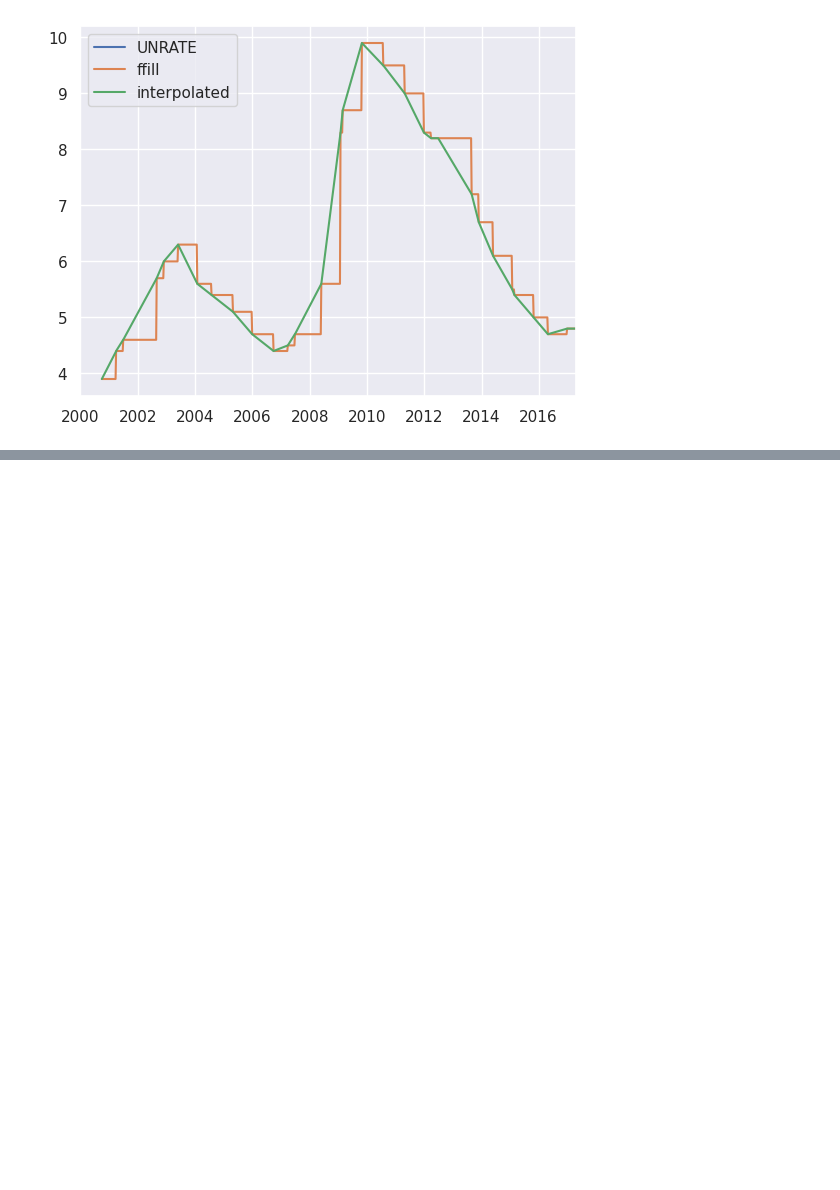
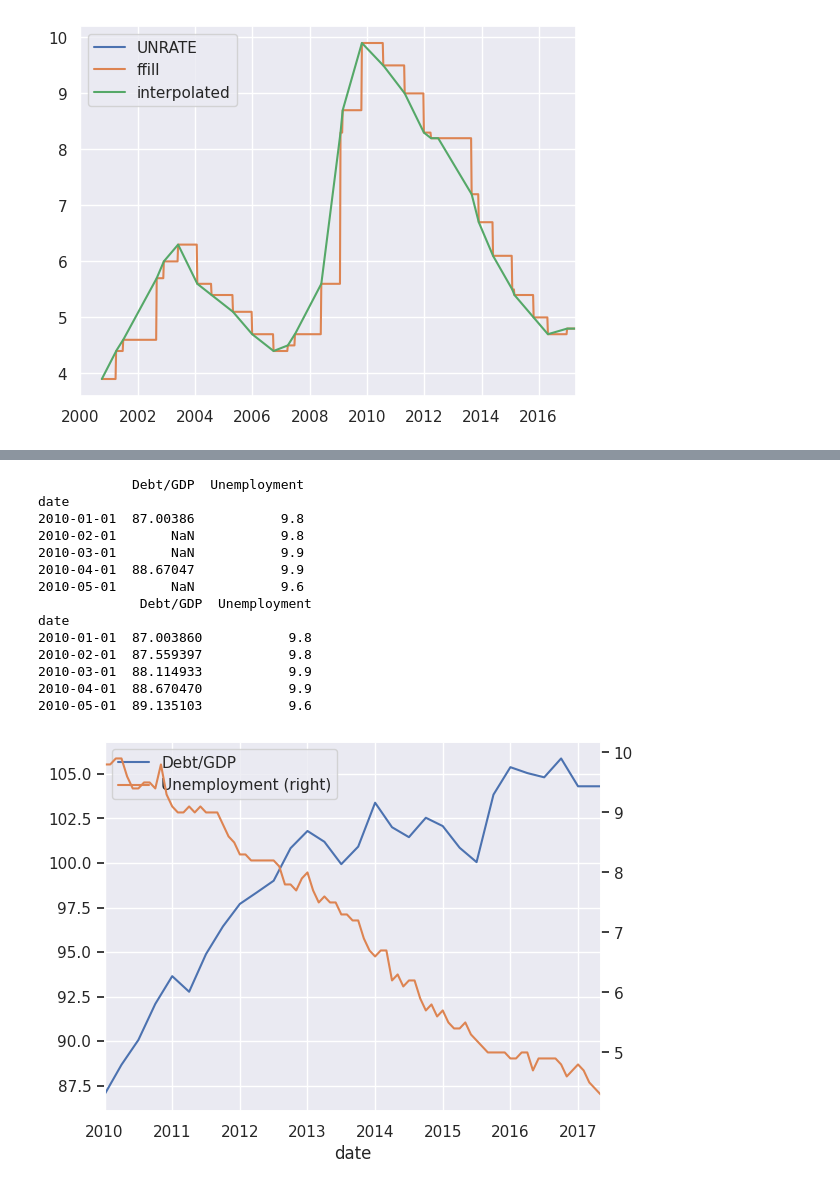
Before and after one commit to MeghanGH/time-series-with-python, a Jupyter notebook: Manipulating_time_series_data_in_python.ipynb, the cells around one changed output, grey strips where cells are left out. Cells and saved outputs as stored; diff of their text form; code cells hidden in the pictures; blank space fills up the shorter version.

```diff
--- a/Manipulating_time_series_data_in_python.ipynb
+++ b/Manipulating_time_series_data_in_python.ipynb
@@ -640,0 +638,6 @@ date
+# %%
+debt_unemployment_csv = '/content/drive/My Drive/Colab Notebooks/Time-Series-with-Python/stock_data/debt_unemployment.csv'
+debt_unemployment = pd.read_csv(debt_unemployment_csv, parse_dates=['date'], index_col='date')
+print(debt_unemployment.index.name)
+print(debt_unemployment.head())
+debt_unemployment.info()
@@ -640,0 +662,28 @@ date
+# %%
+# Import & inspect data here
+data = pd.read_csv(debt_unemployment_csv, parse_dates=['date'], index_col='date')
+print(data.head())
+
+# Interpolate and inspect here
+interpolated = data.interpolate()
+print(interpolated.head())
+
+# Plot interpolated data here
+interpolated.plot(secondary_y='Unemployment');
+plt.show()
+# %% [output]
+            Debt/GDP  Unemployment
+date
+2010-01-01  87.00386           9.8
+2010-02-01       NaN           9.8
+2010-03-01       NaN           9.9
+2010-04-01  88.67047           9.9
+2010-05-01       NaN           9.6
+             Debt/GDP  Unemployment
+date
+2010-01-01  87.003860           9.8
+2010-02-01  87.559397           9.8
+2010-03-01  88.114933           9.9
+2010-04-01  88.670470           9.9
+2010-05-01  89.135103           9.6
+[figure, added]
```
Also changed, not shown: parts of 7 cells of this notebook.
